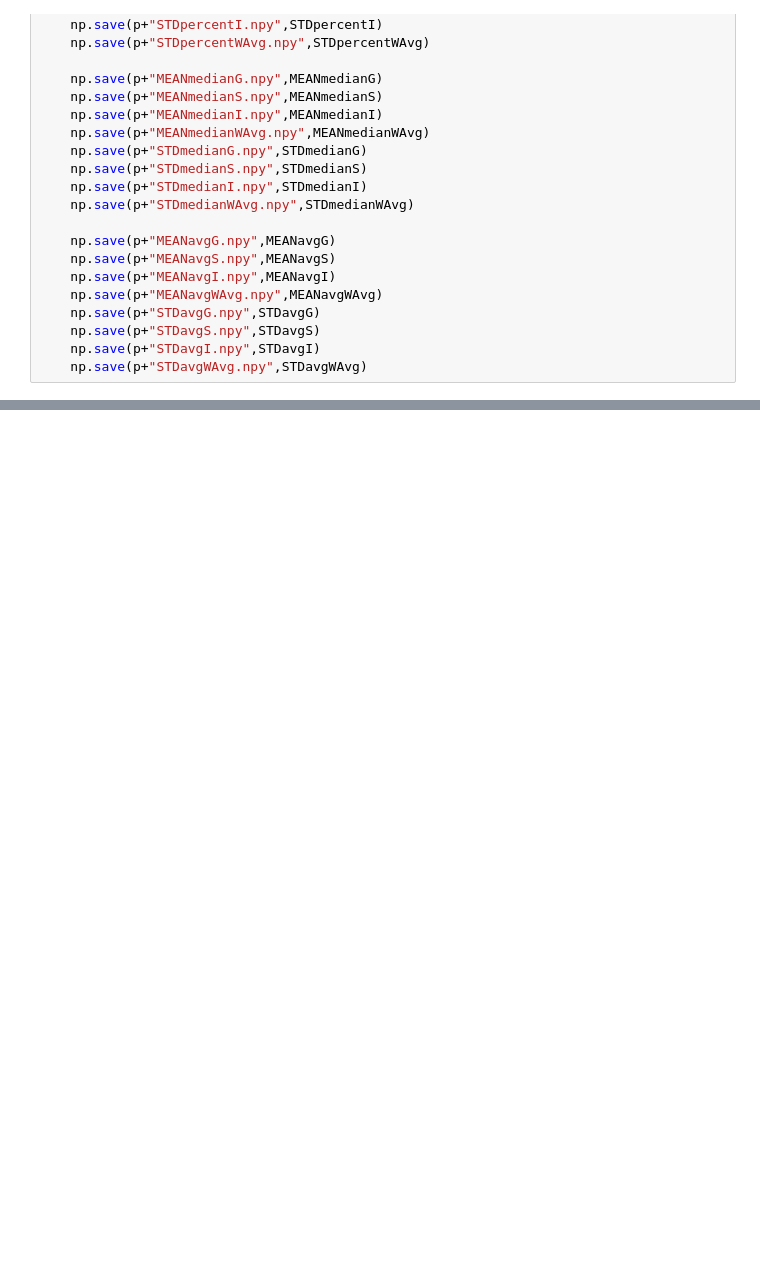
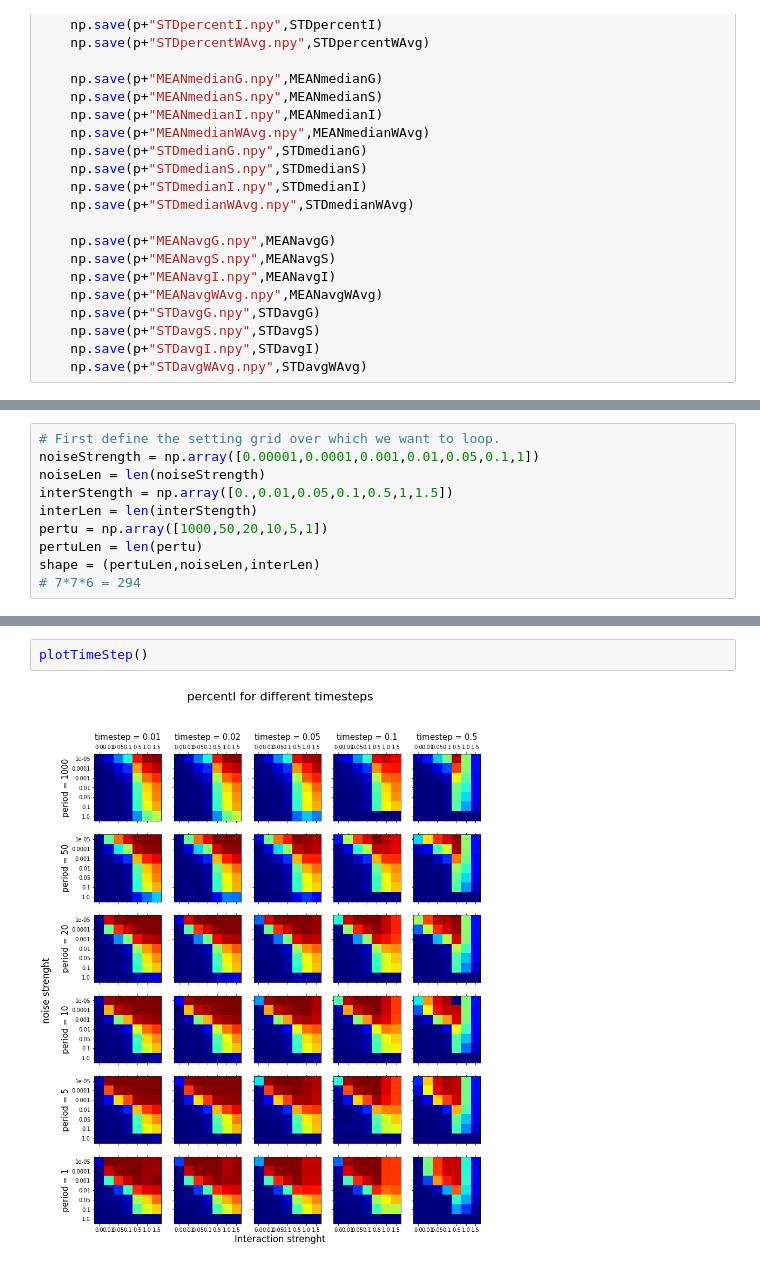
Before and after one commit to ltuijnder/MasterThesis, a Jupyter notebook: PostFWO/ExploreFit.ipynb, the cells around one changed output, grey strips where cells are left out. Saved outputs shown, nothing was run; the diff lists cells and outputs as text; blank space fills up the shorter version.

```diff
--- a/PostFWO/ExploreFit.ipynb
+++ b/PostFWO/ExploreFit.ipynb
@@ -170,0 +221,10 @@ def saveAndStoreSummary(c,S,p):
+# %%
+# First define the setting grid over which we want to loop.
+noiseStrength = np.array([0.00001,0.0001,0.001,0.01,0.05,0.1,1])
+noiseLen = len(noiseStrength)
+interStength = np.array([0.,0.01,0.05,0.1,0.5,1,1.5])
+interLen = len(interStength)
+pertu = np.array([1000,50,20,10,5,1])
+pertuLen = len(pertu)
+shape = (pertuLen,noiseLen,interLen)
+# 7*7*6 = 294
@@ -170,0 +509,4 @@ def saveAndStoreSummary(c,S,p):
+# %%
+plotTimeStep()
+# %% [output]
+[figure, added]
```
Also changed, not shown: parts of 18 cells of this notebook, 2 other files.
